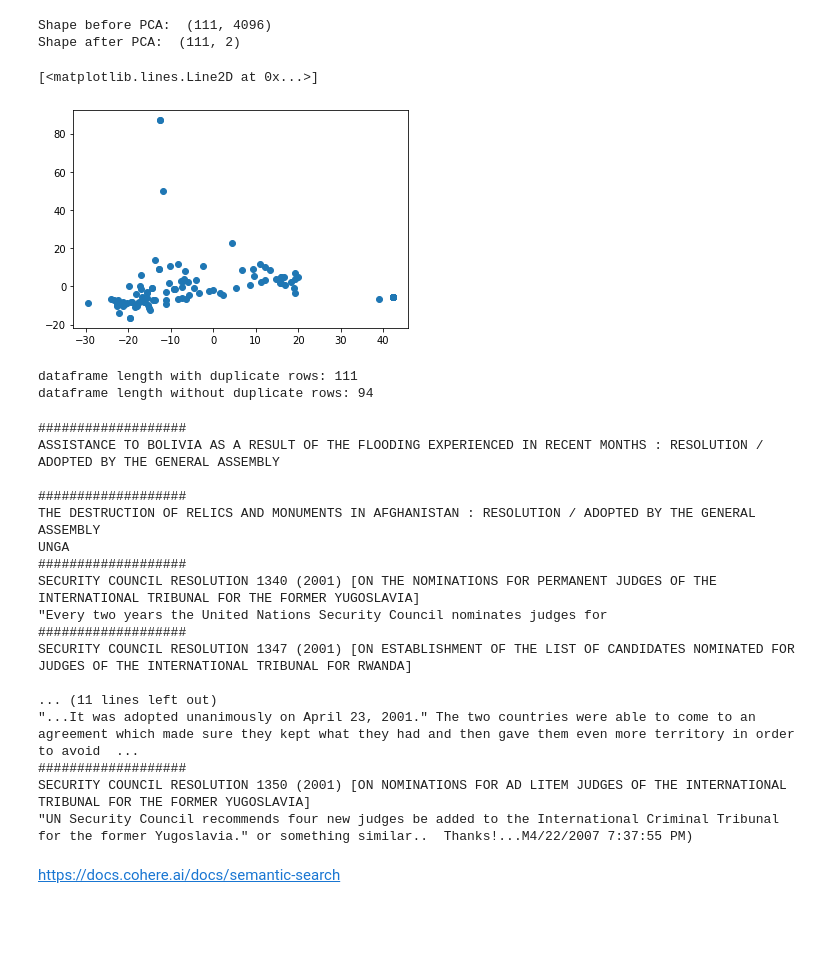
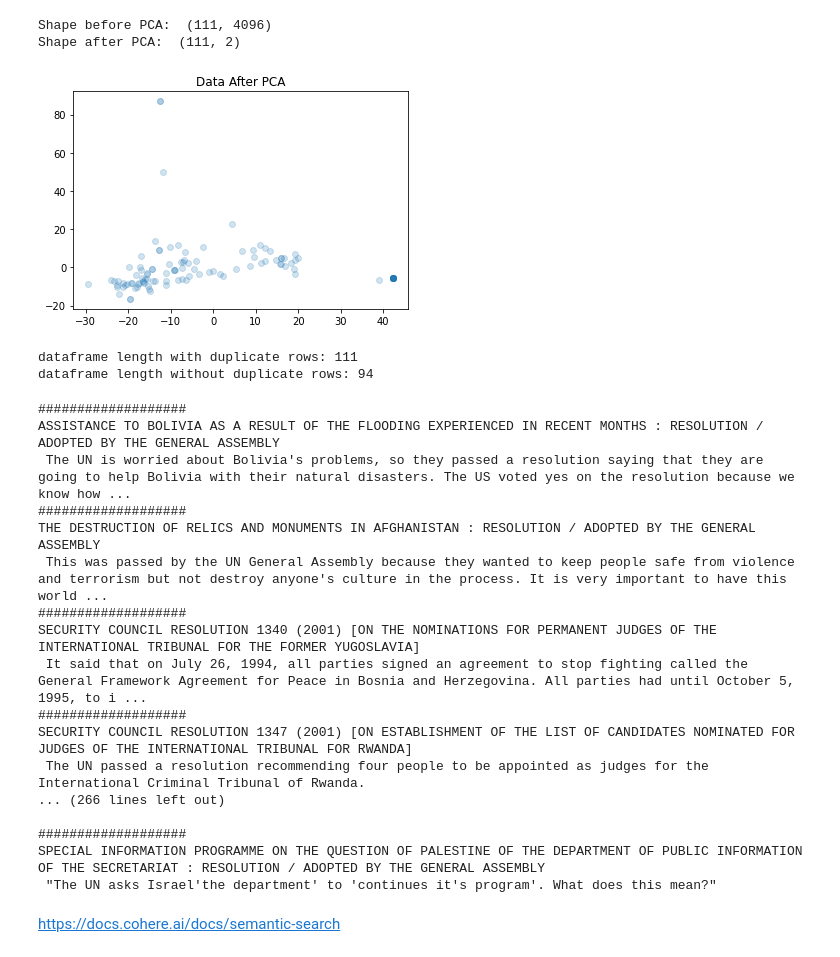
Before and after one commit to ashley-ferreira/SheHacks_7, a Jupyter notebook: unga_json.ipynb, the cells around one changed output. Cells and saved outputs as stored; diff of their text form; code cells hidden in the pictures; blank space fills up the shorter version.

```diff
--- a/unga_json.ipynb
+++ b/unga_json.ipynb
@@ -125,10 +108,3 @@ The terrible state of the world is easier to handle when you hear it from a four
 # %%
 response = co.embed(body_lst)
 #print('Embeddings: {}'.format(response.embeddings))
-# %%
-# start by just plotting first two indicies
-x = []
-y = []
-for e in response.embeddings:
-    x.append(e[0])
-    y.append(e[1])
@@ -174,15 +138,16 @@ Shape after PCA:  (111, 2)
 # %%
 # plot PCA
 x = []
 y = []
 for e in pca_features:
     x.append(round(e[0],4))
     y.append(round(e[1],4))
 
-plt.plot(x,y,'o')
+plt.title('Data After PCA')
+plt.plot(x,y,'o',alpha=0.2)
+plt.show()
 # %% [output]
-[<matplotlib.lines.Line2D at 0x...>]
-[figure, old version]
+[figure, new version]
 # %%
 # save just x,y as df csv with rest of info
 # (add proposed country?)
@@ -204,7 +169,8 @@ dataframe length without duplicate rows: 94
 summary_lst = []
 #summary_prompt = '\n\n4th grader summary title for the UN resolution text above:\n'
 #prefix = 'UNGA Resolution Text:'
-summary_prompt = '\n\nFourth grader one paragraph summary of UNGA resolution text above:\n'
+#summary_prompt = '\n\nFourth grader one paragraph summary of UNGA resolution text above:\n'
+summary_prompt = '\n\nTeacher Question: Provide a 1 paragraph summary of the UNGA resolution text above.\n\nFourth-grade Student Answer:'# This UNGA resolution'
 for body, title in zip(df['body'], df['title']): # get new lists from dropped
     response = co.generate(
     model='xlarge',
@@ -227,21 +193,21 @@ df['summary'] = summary_lst
 # %% [output]
 ###################
 ASSISTANCE TO BOLIVIA AS A RESULT OF THE FLOODING EXPERIENCED IN RECENT MONTHS : RESOLUTION / ADOPTED BY THE GENERAL ASSEMBLY
+ The UN is worried about Bolivia's problems, so they passed a resolution saying that they are going to help Bolivia with their natural disasters. The US voted yes on the resolution because we know how ...
+###################
+THE DESTRUCTION OF RELICS AND MONUMENTS IN AFGHANISTAN : RESOLUTION / ADOPTED BY THE GENERAL ASSEMBLY
+ This was passed by the UN General Assembly because they wanted to keep people safe from violence and terrorism but not destroy anyone's culture in the process. It is very important to have this world ...
+###################
+SECURITY COUNCIL RESOLUTION 1340 (2001) [ON THE NOMINATIONS FOR PERMANENT JUDGES OF THE INTERNATIONAL TRIBUNAL FOR THE FORMER YUGOSLAVIA]
+ It said that on July 26, 1994, all parties signed an agreement to stop fighting called the General Framework Agreement for Peace in Bosnia and Herzegovina. All parties had until October 5, 1995, to i ...
+###################
+SECURITY COUNCIL RESOLUTION 1347 (2001) [ON ESTABLISHMENT OF THE LIST OF CANDIDATES NOMINATED FOR JUDGES OF THE INTERNATIONAL TRIBUNAL FOR RWANDA]
+ The UN passed a resolution recommending four people to be appointed as judges for the International Criminal Tribunal of Rwanda.
+... (266 lines left out)
 
 ###################
-THE DESTRUCTION OF RELICS AND MONUMENTS IN AFGHANISTAN : RESOLUTION / ADOPTED BY THE GENERAL ASSEMBLY
-UNGA
-###################
-SECURITY COUNCIL RESOLUTION 1340 (2001) [ON THE NOMINATIONS FOR PERMANENT JUDGES OF THE INTERNATIONAL TRIBUNAL FOR THE FORMER YUGOSLAVIA]
-"Every two years the United Nations Security Council nominates judges for
-###################
-SECURITY COUNCIL RESOLUTION 1347 (2001) [ON ESTABLISHMENT OF THE LIST OF CANDIDATES NOMINATED FOR JUDGES OF THE INTERNATIONAL TRIBUNAL FOR RWANDA]
-
-... (11 lines left out)
-"...It was adopted unanimously on April 23, 2001." The two countries were able to come to an agreement which made sure they kept what they had and then gave them even more territory in order to avoid  ...
-###################
-SECURITY COUNCIL RESOLUTION 1350 (2001) [ON NOMINATIONS FOR AD LITEM JUDGES OF THE INTERNATIONAL TRIBUNAL FOR THE FORMER YUGOSLAVIA]
-"UN Security Council recommends four new judges be added to the International Criminal Tribunal for the former Yugoslavia." or something similar..  Thanks!...M4/22/2007 7:37:55 PM)
+SPECIAL INFORMATION PROGRAMME ON THE QUESTION OF PALESTINE OF THE DEPARTMENT OF PUBLIC INFORMATION OF THE SECRETARIAT : RESOLUTION / ADOPTED BY THE GENERAL ASSEMBLY
+ "The UN asks Israel'the department' to 'continues it's program'. What does this mean?"
 # %%
 # put all in data frame and save as .csv
 df.to_csv('unga_embeddings_pca.csv', index=False)
```
Also changed, not shown: parts of 18 cells of this notebook, 4 other files.
